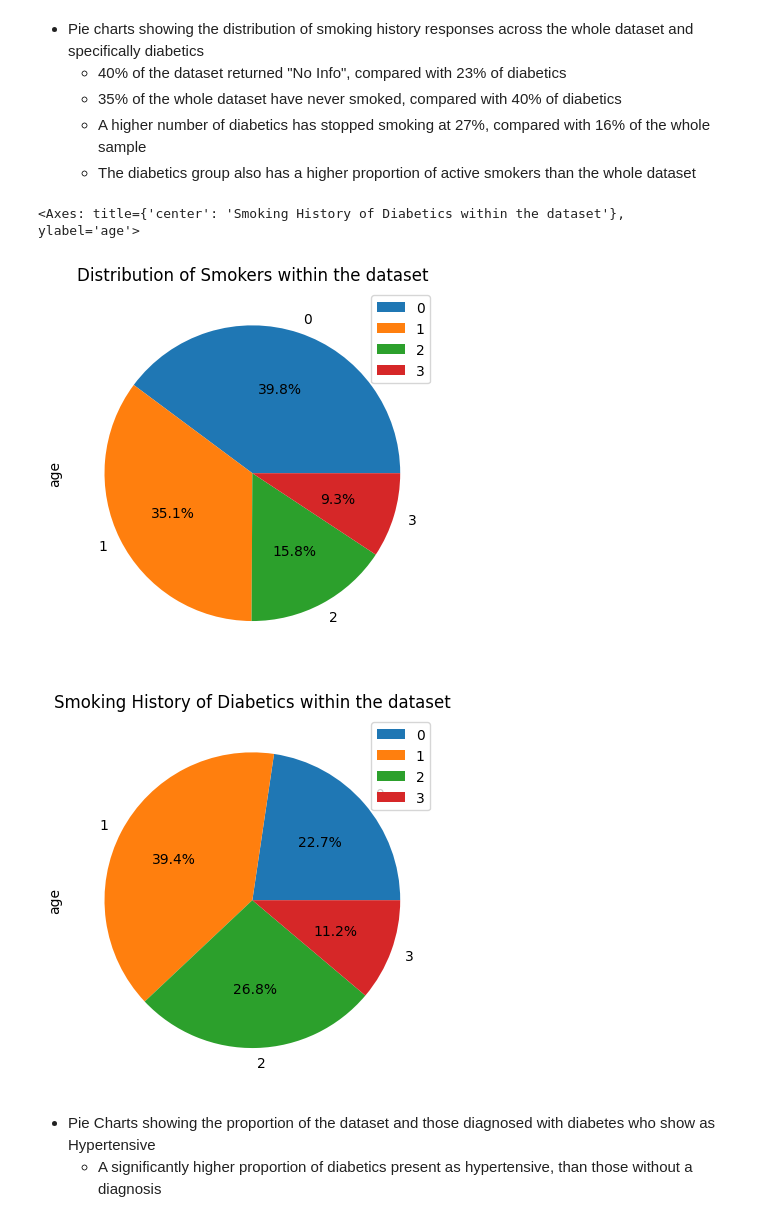
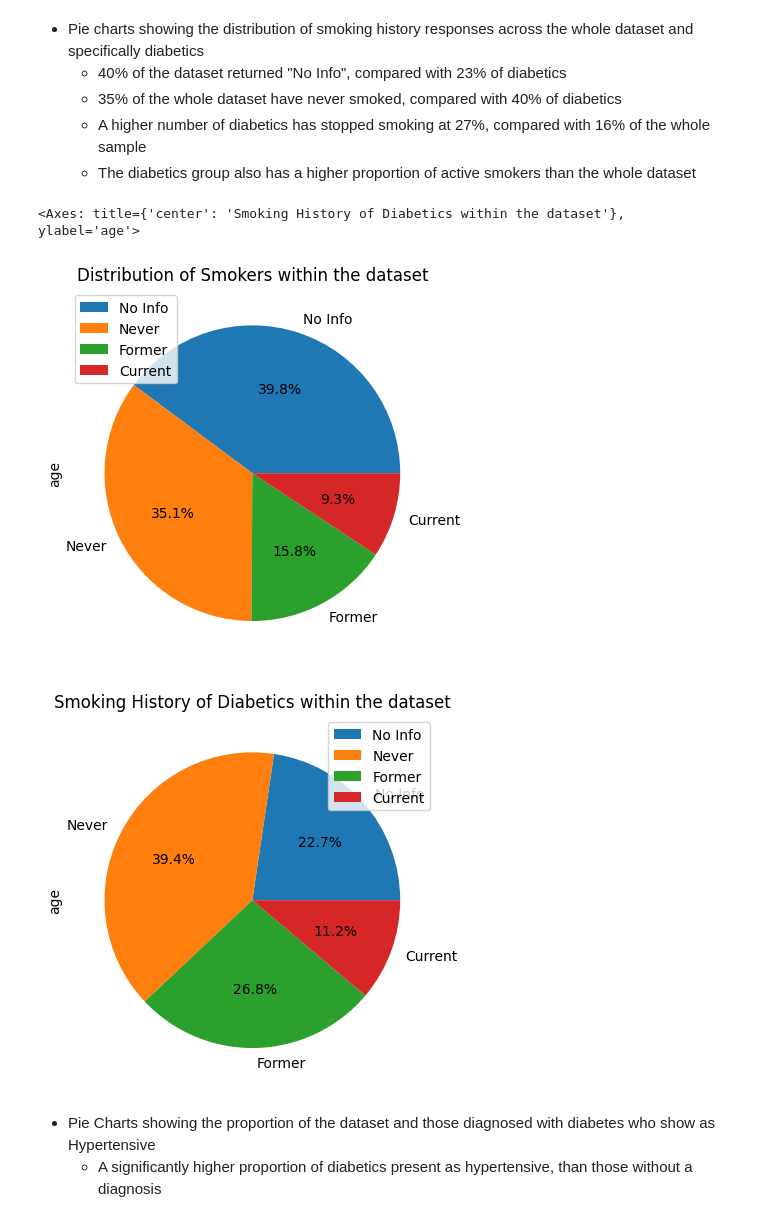
Before and after one commit to 40339093/22WSD574_ML_Coursework2, a Jupyter notebook: Coursework2.ipynb, the cells around one changed output. Saved outputs shown, nothing was run; the diff lists cells and outputs as text; code cells hidden in the pictures.

```diff
--- a/Coursework2.ipynb
+++ b/Coursework2.ipynb
@@ -282,15 +287,17 @@ plt.show()
   - A higher number of diabetics has stopped smoking at 27%, compared with 16% of the whole sample
   - The diabetics group also has a higher proportion of active smokers than the whole dataset
 # %%
+smoking_labels = ["No Info", "Never", "Former", "Current"]
+
 mf_split = raw_df[["smoking_history", "age"]].groupby("smoking_history").count()
-mf_split.plot.pie(y="age", autopct='%1.1f%%', title="Distribution of Smokers within the dataset")
+mf_split.plot.pie(y="age", autopct='%1.1f%%', title="Distribution of Smokers within the dataset", labels=smoking_labels)
 
 diabetic_smoker_split = diabetes_split[["smoking_history", "age"]].groupby("smoking_history").count()
-diabetic_smoker_split.plot.pie(y="age", autopct='%1.1f%%', title="Smoking History of Diabetics within the dataset")
+diabetic_smoker_split.plot.pie(y="age", autopct='%1.1f%%', title="Smoking History of Diabetics within the dataset", labels=smoking_labels)
 # %% [output]
 <Axes: title={'center': 'Smoking History of Diabetics within the dataset'}, ylabel='age'>
-[figure, old version]
+[figure, new version]
-[figure, old version]
+[figure, new version]
 # %% [markdown]
 - Pie Charts showing the proportion of the dataset and those diagnosed with diabetes who show as Hypertensive
   - A significantly higher proportion of diabetics present as hypertensive, than those without a diagnosis
```
Also changed, not shown: parts of 11 cells of this notebook.
